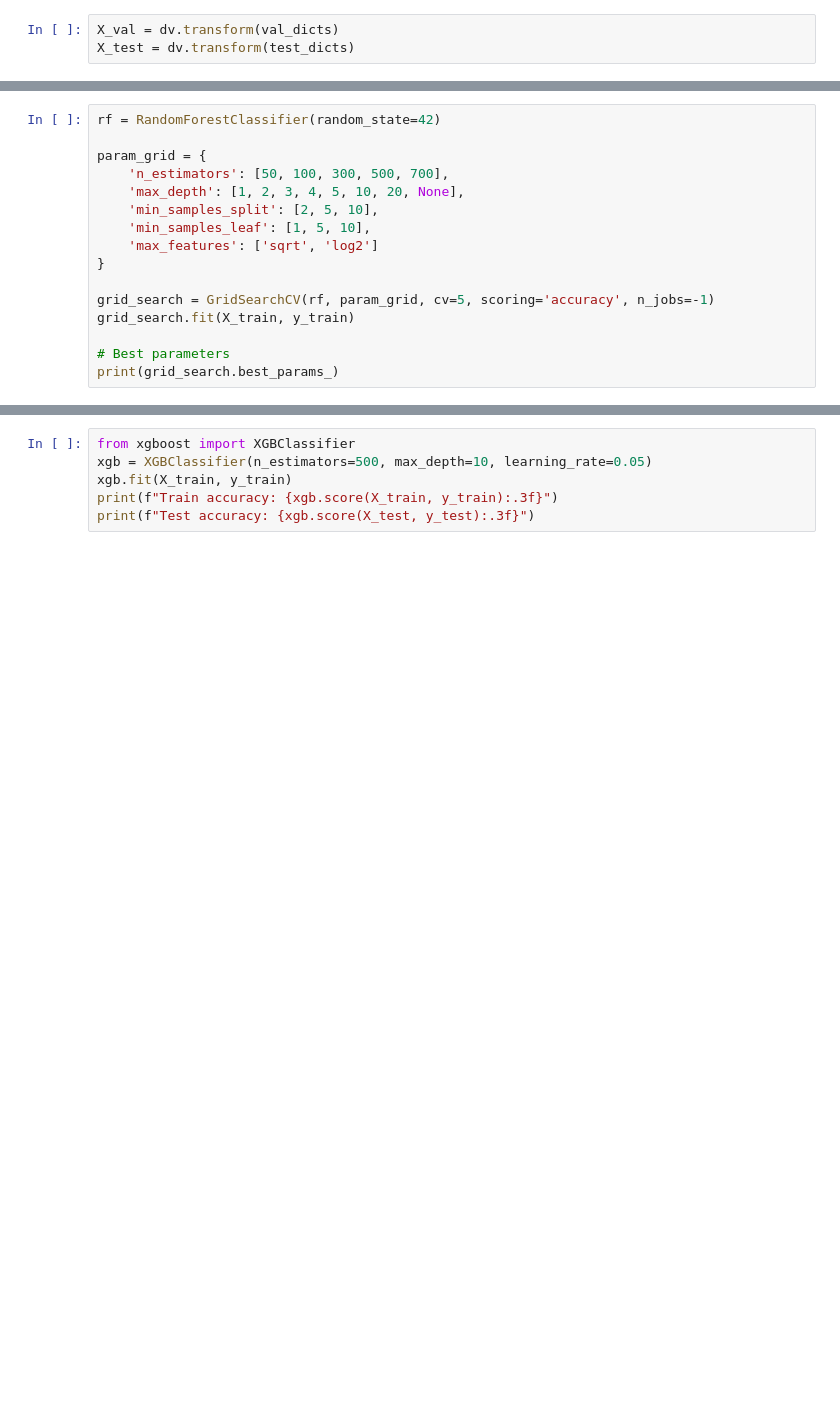
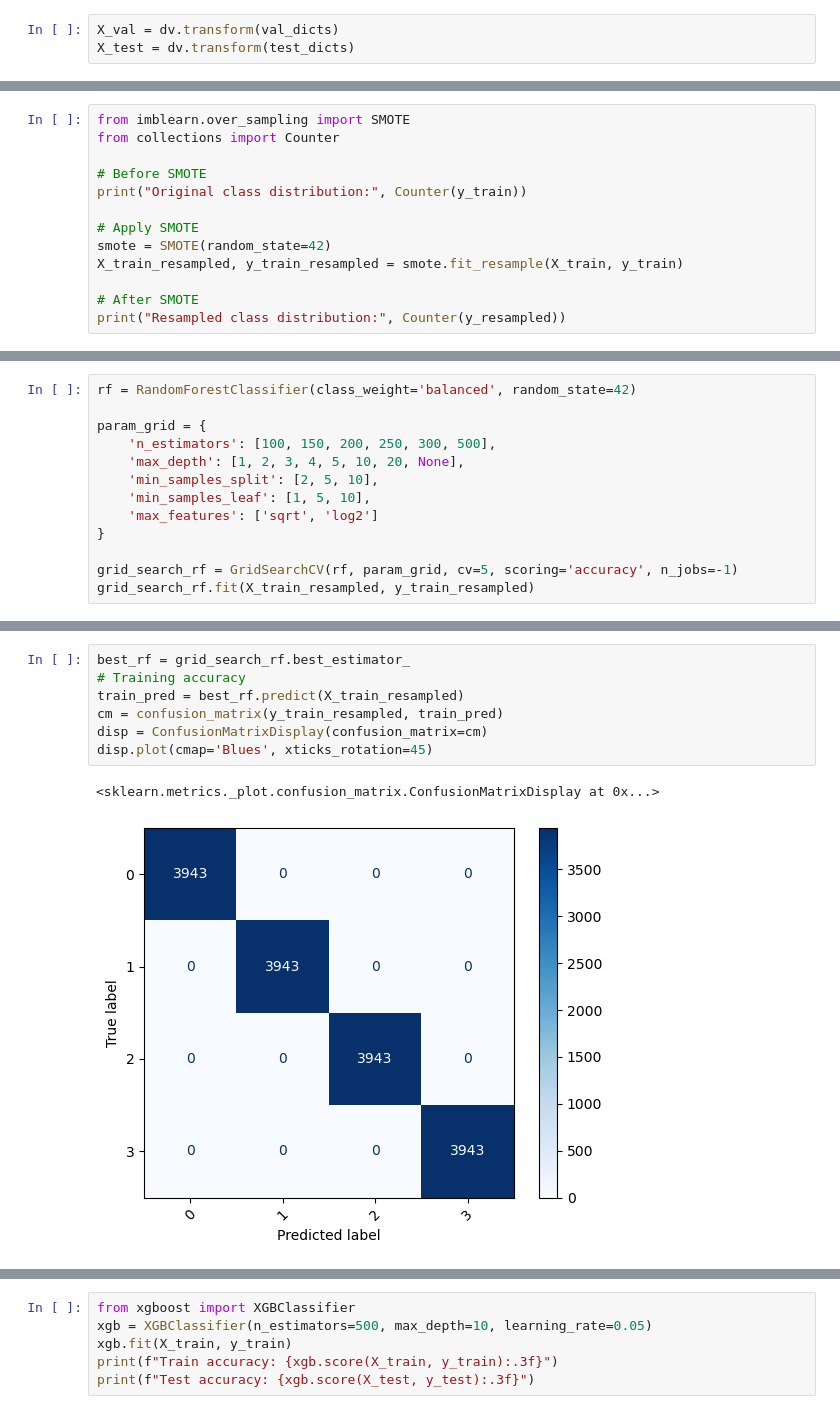
Before and after one commit to debanjan-cosmo/Erdos_Data_Science_Project_2025, a Jupyter notebook: 08_AB_data_preprocessing_supervised_learning_both_diseases.ipynb, the cells around one changed output, grey strips where cells are left out. Drawn from its saved outputs; the diff is of its cells as text; blank space fills up the shorter version.

```diff
--- a/08_AB_data_preprocessing_supervised_learning_both_diseases.ipynb
+++ b/08_AB_data_preprocessing_supervised_learning_both_diseases.ipynb
@@ -337,0 +407,13 @@ weighted avg       0.26      0.42      0.30      4000
+# %%
+from imblearn.over_sampling import SMOTE
+from collections import Counter
+
+# Before SMOTE
+print("Original class distribution:", Counter(y_train))
+
+# Apply SMOTE
+smote = SMOTE(random_state=42)
+X_train_resampled, y_train_resampled = smote.fit_resample(X_train, y_train)
+
+# After SMOTE
+print("Resampled class distribution:", Counter(y_resampled))
@@ -338,17 +423,14 @@ weighted avg       0.26      0.42      0.30      4000
 # %%
-rf = RandomForestClassifier(random_state=42)
+rf = RandomForestClassifier(class_weight='balanced', random_state=42)
 
 param_grid = {
-    'n_estimators': [50, 100, 300, 500, 700],
+    'n_estimators': [100, 150, 200, 250, 300, 500],
     'max_depth': [1, 2, 3, 4, 5, 10, 20, None],
     'min_samples_split': [2, 5, 10],
     'min_samples_leaf': [1, 5, 10],
     'max_features': ['sqrt', 'log2']
 }
 
-grid_search = GridSearchCV(rf, param_grid, cv=5, scoring='accuracy', n_jobs=-1)
-grid_search.fit(X_train, y_train)
-
-# Best parameters
-print(grid_search.best_params_)
+grid_search_rf = GridSearchCV(rf, param_grid, cv=5, scoring='accuracy', n_jobs=-1)
+grid_search_rf.fit(X_train_resampled, y_train_resampled)
 # %% [output]
@@ -405,0 +454,10 @@ ImportError: Numba needs NumPy 2.1 or less. Got NumPy 2.2.
+# %%
+best_rf = grid_search_rf.best_estimator_
+# Training accuracy
+train_pred = best_rf.predict(X_train_resampled)
+cm = confusion_matrix(y_train_resampled, train_pred)
+disp = ConfusionMatrixDisplay(confusion_matrix=cm)
+disp.plot(cmap='Blues', xticks_rotation=45)
+# %% [output]
+<sklearn.metrics._plot.confusion_matrix.ConfusionMatrixDisplay at 0x...>
+[figure, added]
```
Also changed, not shown: parts of 29 cells of this notebook, 6 other files.
